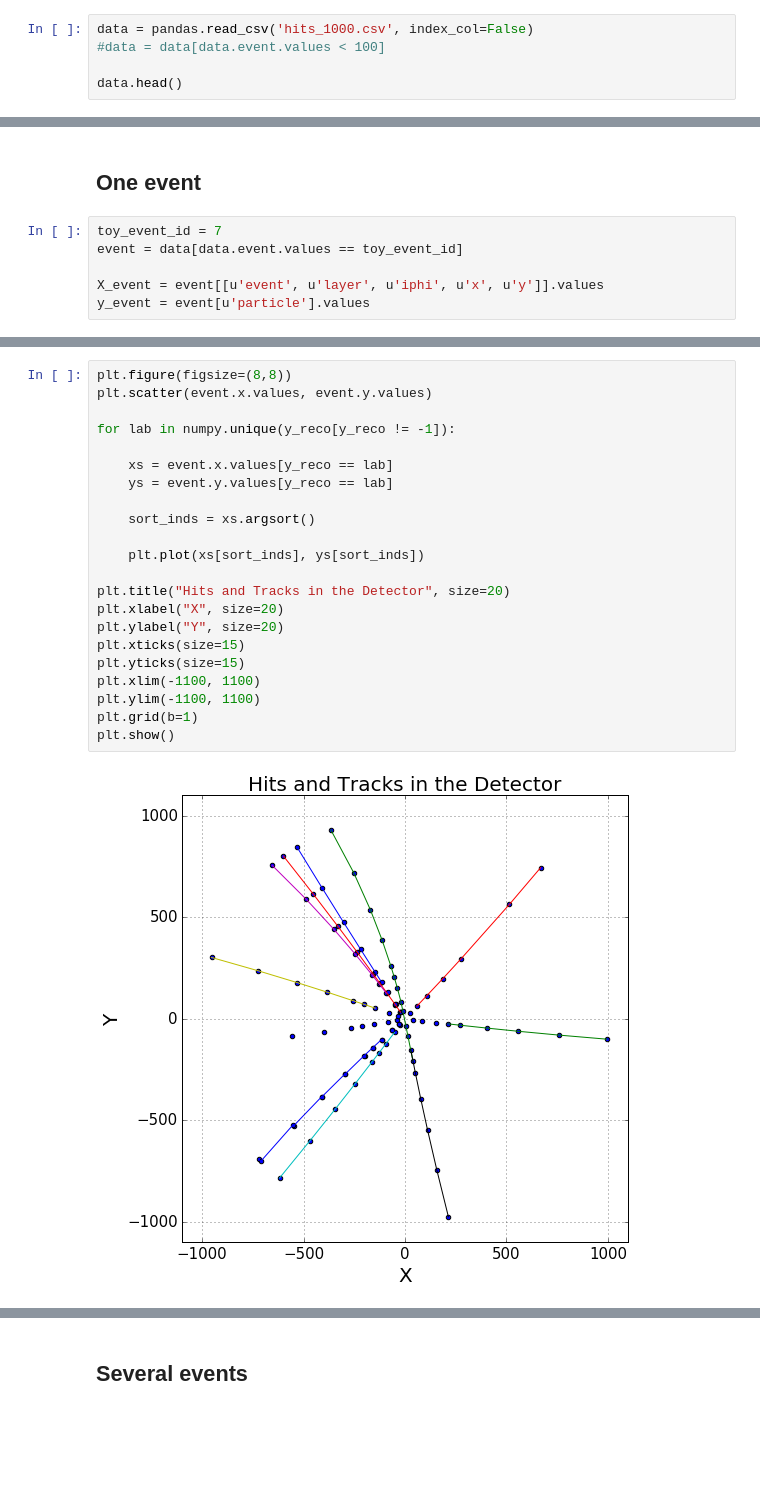
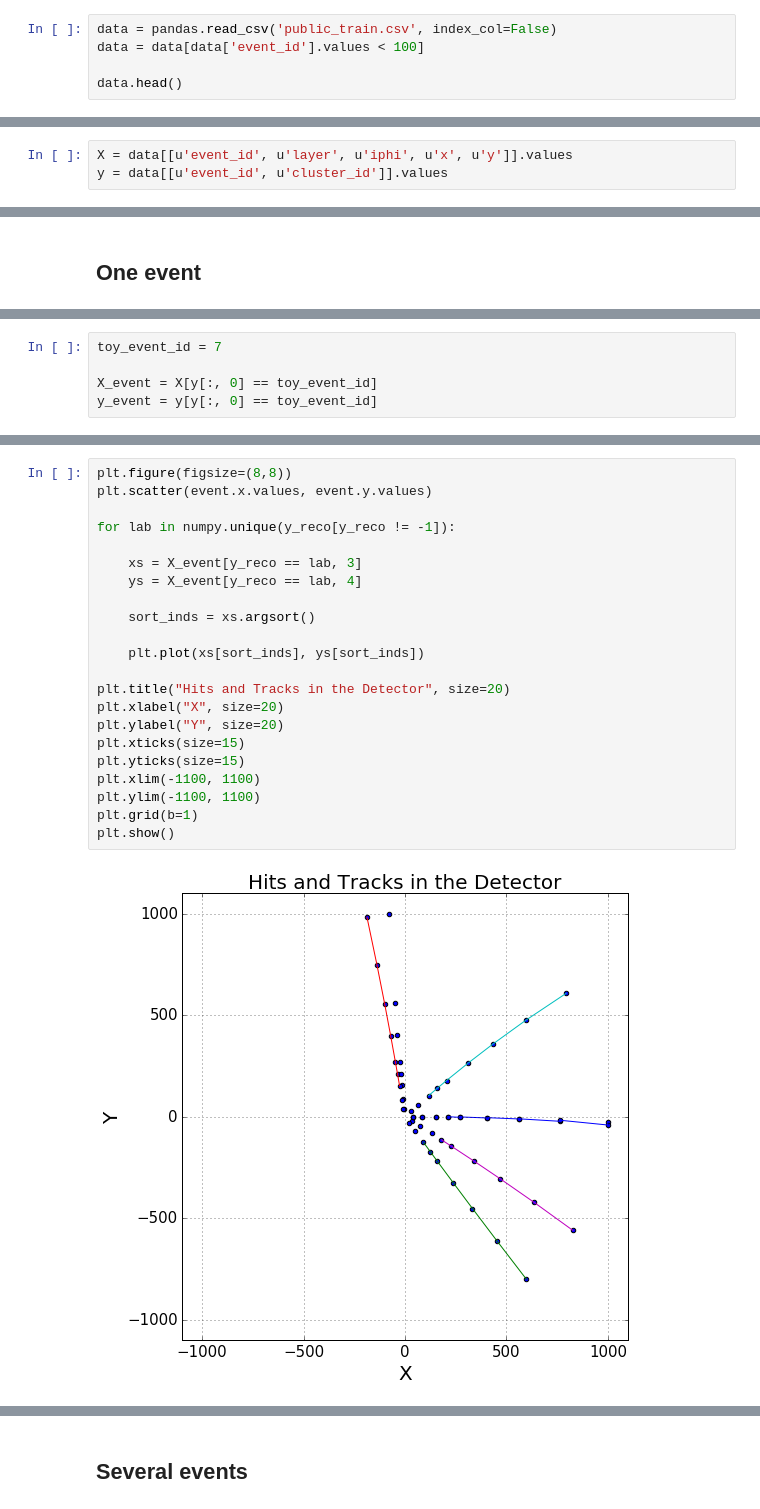
Before and after one commit to amitabhyadav/TrackML2DBaseline, a Jupyter notebook: 1_hough_transform.ipynb, the cells around one changed output, grey strips where cells are left out. Saved outputs shown, nothing was run; the diff lists cells and outputs as text; blank space fills up the shorter version.

```diff
--- a/1_hough_transform.ipynb
+++ b/1_hough_transform.ipynb
@@ -23,8 +25,8 @@ import numpy
 # %% [markdown]
 # Input data
 # %%
-data = pandas.read_csv('hits_1000.csv', index_col=False)
-#data = data[data.event.values < 100]
+data = pandas.read_csv('public_train.csv', index_col=False)
+data = data[data['event_id'].values < 100]
 
 data.head()
 # %% [output]
@@ -36,0 +41,3 @@ data.head()
+# %%
+X = data[[u'event_id', u'layer', u'iphi', u'x', u'y']].values
+y = data[[u'event_id', u'cluster_id']].values
@@ -74,9 +94,3 @@ This section demonstrates the track pattern recognition method using Hough Trans
 To assign only one track lable to a hit, only bins with the highest number of hits are selected. But there is one additional requirement for the bins: these bins must not share hits. Please, look the method script for details.
 # %% [markdown]
 ## One event
-# %%
-toy_event_id = 7
-event = data[data.event.values == toy_event_id]
-
-X_event = event[[u'event', u'layer', u'iphi', u'x', u'y']].values
-y_event = event[u'particle'].values
@@ -87,3 +97,8 @@ Index([u'event', u'particle', u'layer', u'iphi', u'x', u'y'], dtype='object')
+# %%
+toy_event_id = 7
+
+X_event = X[y[:, 0] == toy_event_id]
+y_event = y[y[:, 0] == toy_event_id]
 # %%
 %%time
 
@@ -103,27 +118,27 @@ Wall time: 44.7 ms
 # %%
 plt.figure(figsize=(8,8))
 plt.scatter(event.x.values, event.y.values)
 
 for lab in numpy.unique(y_reco[y_reco != -1]):
 
-    xs = event.x.values[y_reco == lab]
-    ys = event.y.values[y_reco == lab]
+    xs = X_event[y_reco == lab, 3]
+    ys = X_event[y_reco == lab, 4]
 
     sort_inds = xs.argsort()
 
     plt.plot(xs[sort_inds], ys[sort_inds])
 
 plt.title("Hits and Tracks in the Detector", size=20)
 plt.xlabel("X", size=20)
 plt.ylabel("Y", size=20)
 plt.xticks(size=15)
 plt.yticks(size=15)
 plt.xlim(-1100, 1100)
 plt.ylim(-1100, 1100)
 plt.grid(b=1)
 plt.show()
 # %% [output]
-[figure, old version]
+[figure, new version]
 # %%
 plt.figure(figsize=(12,8))
 plt.imshow(matrix_hough.T, interpolation='none', origin='lower')
```
Also changed, not shown: parts of 19 cells of this notebook, 11 other files.
